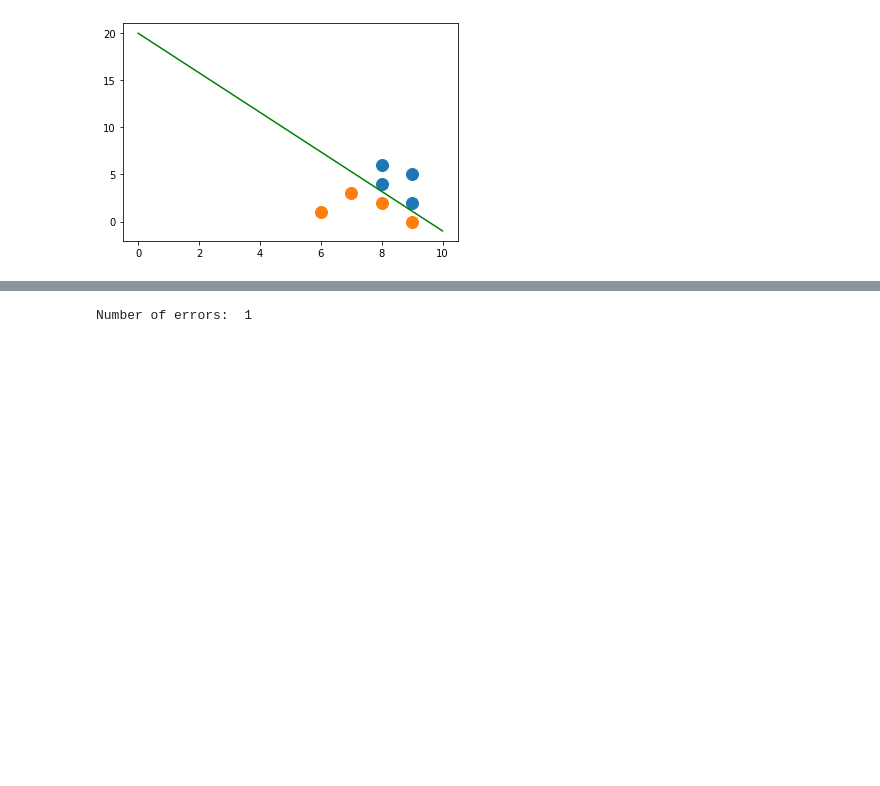
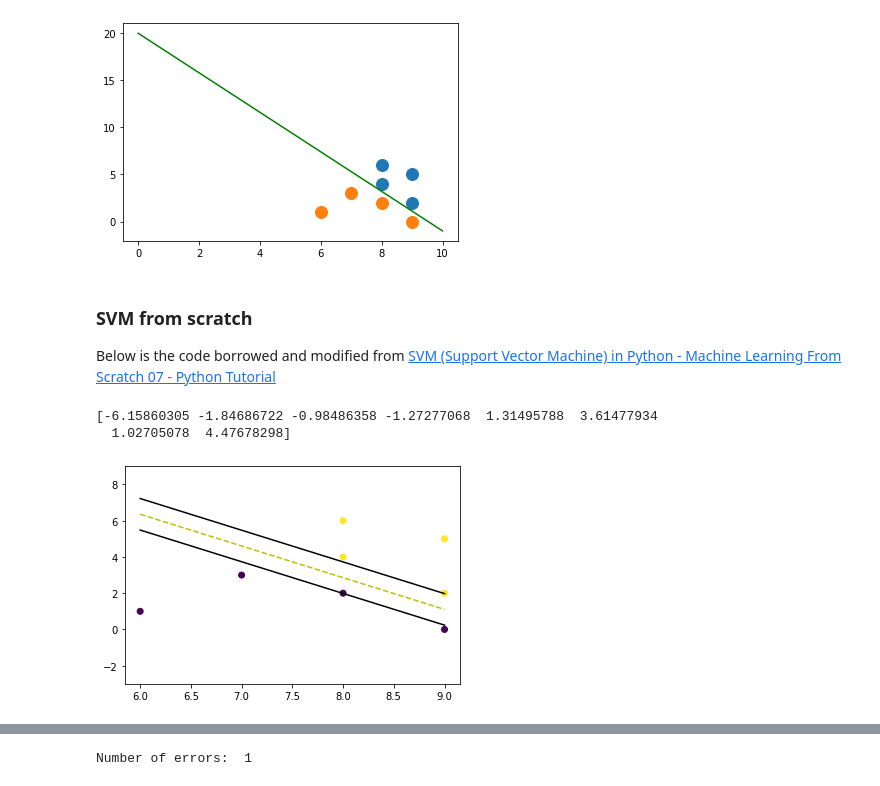
Before and after one commit to changsin/MIU_ML, a Jupyter notebook: notebooks/13.SVM.ipynb, the cells around one changed output, grey strips where cells are left out. Drawn from its saved outputs; the diff is of its cells as text; code cells hidden in the pictures; blank space fills up the shorter version.

```diff
--- a/notebooks/13.SVM.ipynb
+++ b/notebooks/13.SVM.ipynb
@@ -91,3 +151,6 @@ ax.plot(x_line, y_line, 'g', label='y=wx+b')
 # %% [output]
 [<matplotlib.lines.Line2D at 0x...>]
 [figure]
+# %% [markdown]
+### SVM from scratch
+Below is the code borrowed and modified from [SVM (Support Vector Machine) in Python - Machine Learning From Scratch 07 - Python Tutorial](https://youtu.be/UX0f9BNBcsY)
@@ -93,0 +189,39 @@ ax.plot(x_line, y_line, 'g', label='y=wx+b')
+# %%
+def visualize_svm(X, svm):
+    def get_hyperplane_value(x, w, b, offset):
+        return (-w[0] * x + b + offset) / w[1]
+
+    fig = plt.figure()
+    ax = fig.add_subplot(1, 1, 1)
+    plt.scatter(X[:, 0], X[:, 1], marker="o", c=y)
+
+    x0_1 = np.amin(X[:, 0])
+    x0_2 = np.amax(X[:, 0])
+
+    x1_1 = get_hyperplane_value(x0_1, svm.w, svm.b, 0)
+    x1_2 = get_hyperplane_value(x0_2, svm.w, svm.b, 0)
+
+    x1_1_m = get_hyperplane_value(x0_1, svm.w, svm.b, -1)
+    x1_2_m = get_hyperplane_value(x0_2, svm.w, svm.b, -1)
+
+    x1_1_p = get_hyperplane_value(x0_1, svm.w, svm.b, 1)
+    x1_2_p = get_hyperplane_value(x0_2, svm.w, svm.b, 1)
+
+    ax.plot([x0_1, x0_2], [x1_1, x1_2], "y--")
+    ax.plot([x0_1, x0_2], [x1_1_m, x1_2_m], "k")
+    ax.plot([x0_1, x0_2], [x1_1_p, x1_2_p], "k")
+
+    x1_min = np.amin(X[:, 1])
+    x1_max = np.amax(X[:, 1])
+    ax.set_ylim([x1_min - 3, x1_max + 3])
+
+    plt.show()
+# %%
+svm = SVM(learning_rate=0.06, lambda_param=0.03, n_iters=10000)
+svm.fit(X, y)
+print(svm.predict(X))
+visualize_svm(X, svm)
+# %% [output]
+[-6.15860305 -1.84686722 -0.98486358 -1.27277068  1.31495788  3.61477934
+  1.02705078  4.47678298]
+[figure, added]
```
Also changed, not shown: parts of 14 cells of this notebook.
